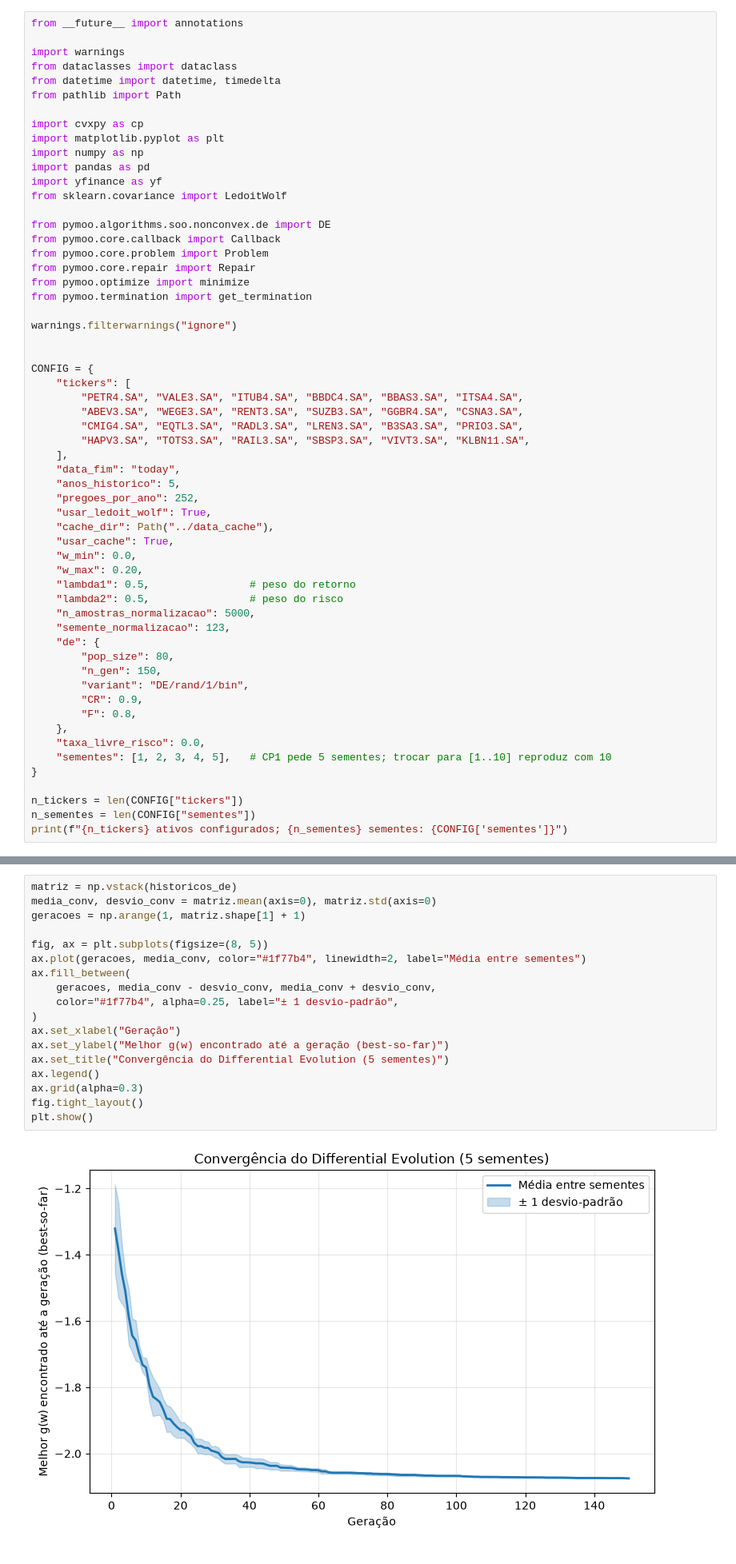
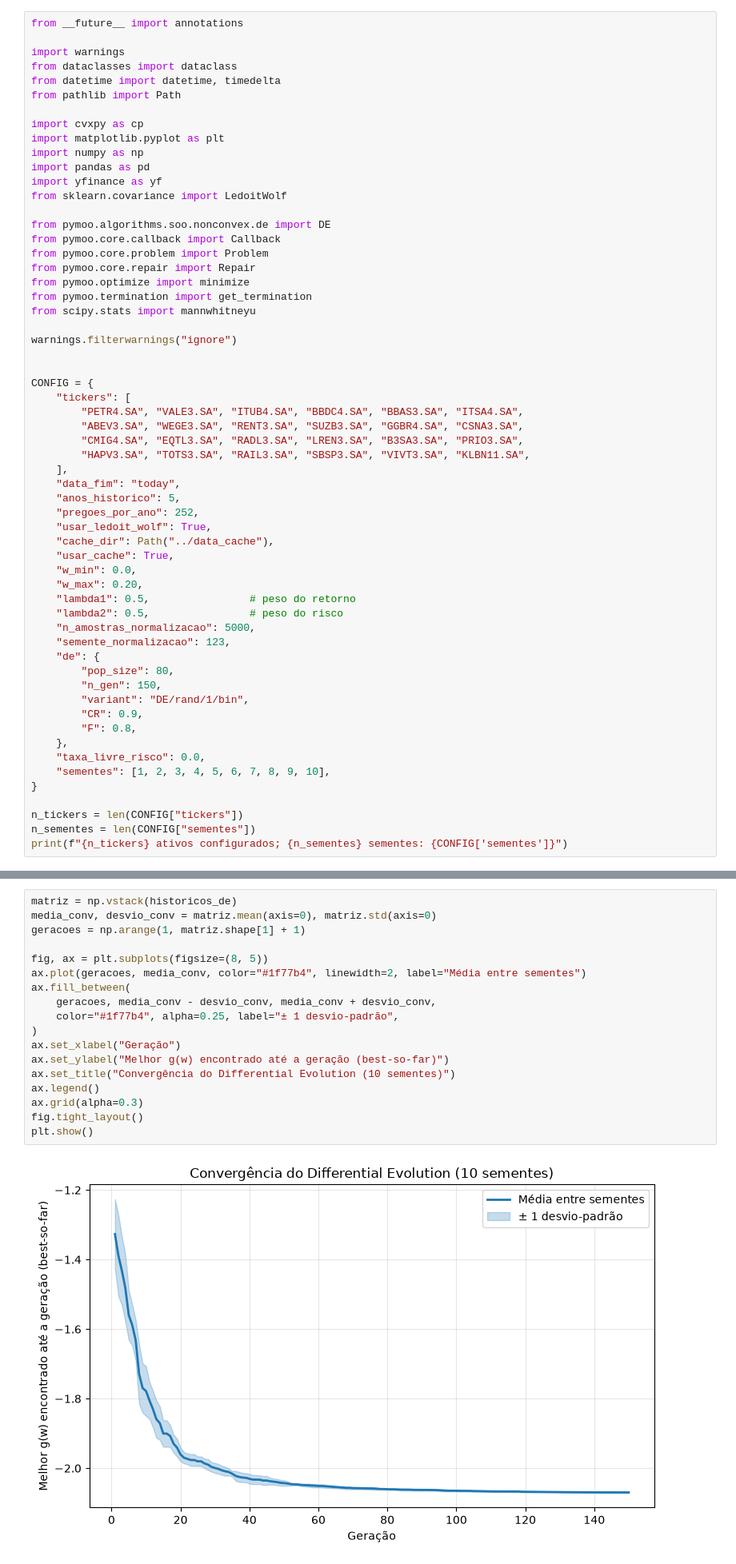
Before and after one commit to jaopredos/portfolio-optimization, a Jupyter notebook: notebooks/cp1_otimizacao_portfolio.ipynb, the cells around one changed output, grey strips where cells are left out. Shown at 80% size. Saved outputs shown, nothing was run; the diff lists cells and outputs as text.

```diff
--- a/notebooks/cp1_otimizacao_portfolio.ipynb
+++ b/notebooks/cp1_otimizacao_portfolio.ipynb
@@ -88,6 +85,7 @@ from pymoo.core.problem import Problem
 from pymoo.core.repair import Repair
 from pymoo.optimize import minimize
 from pymoo.termination import get_termination
+from scipy.stats import mannwhitneyu
 
 warnings.filterwarnings("ignore")
 
@@ -119,7 +117,7 @@ CONFIG = {
         "F": 0.8,
     },
     "taxa_livre_risco": 0.0,
-    "sementes": [1, 2, 3, 4, 5],   # CP1 pede 5 sementes; trocar para [1..10] reproduz com 10
+    "sementes": [1, 2, 3, 4, 5, 6, 7, 8, 9, 10],
 }
 
 n_tickers = len(CONFIG["tickers"])
@@ -658,23 +741,23 @@ resumo
 # %%
 matriz = np.vstack(historicos_de)
 media_conv, desvio_conv = matriz.mean(axis=0), matriz.std(axis=0)
 geracoes = np.arange(1, matriz.shape[1] + 1)
 
 fig, ax = plt.subplots(figsize=(8, 5))
 ax.plot(geracoes, media_conv, color="#1f77b4", linewidth=2, label="Média entre sementes")
 ax.fill_between(
     geracoes, media_conv - desvio_conv, media_conv + desvio_conv,
     color="#1f77b4", alpha=0.25, label="± 1 desvio-padrão",
 )
 ax.set_xlabel("Geração")
 ax.set_ylabel("Melhor g(w) encontrado até a geração (best-so-far)")
-ax.set_title("Convergência do Differential Evolution (5 sementes)")
+ax.set_title("Convergência do Differential Evolution (10 sementes)")
 ax.legend()
 ax.grid(alpha=0.3)
 fig.tight_layout()
 plt.show()
 # %% [output]
-[figure, old version]
+[figure, new version]
 # %%
 valores_de = df_detalhado.query("metodo == 'DE'")["g"].tolist()
 valores_rs = df_detalhado.query("metodo == 'Random Search'")["g"].tolist()
```
Also changed, not shown: parts of 16 cells of this notebook, 1 other file.
